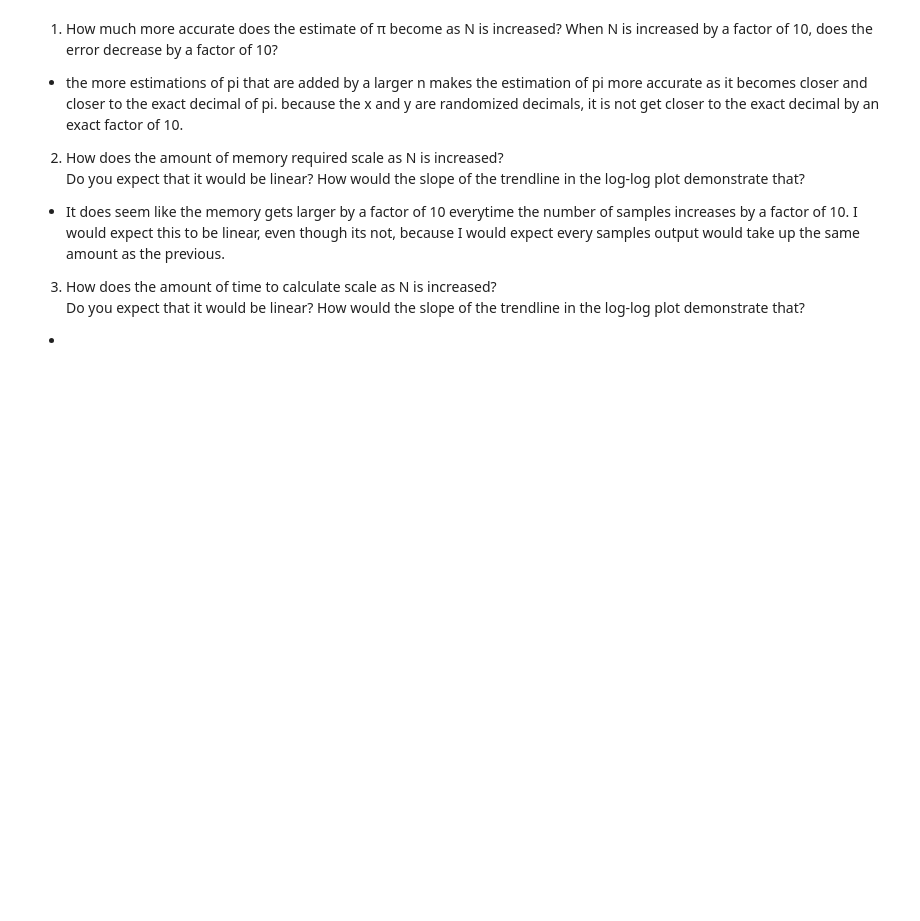
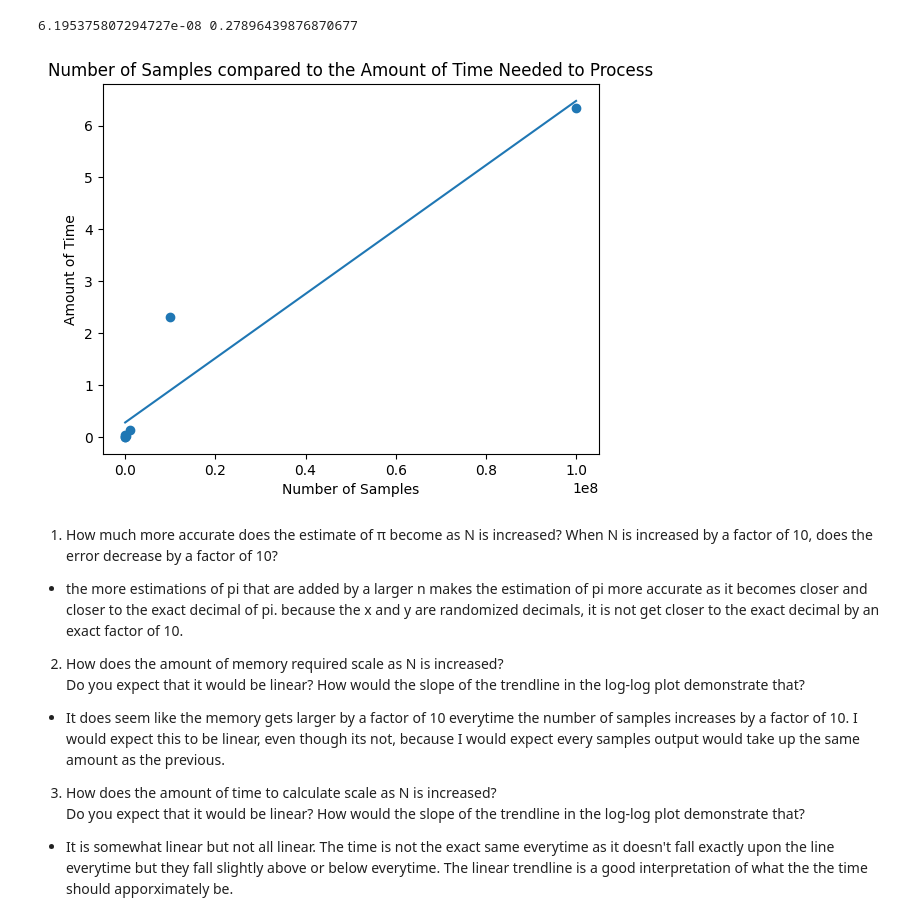
Before and after one commit to pintofben/numpyMiniProj, a Jupyter notebook: TutorialCode.ipynb, the cells around one changed output. Cells and saved outputs as stored; diff of their text form; code cells hidden in the pictures; blank space fills up the shorter version.

```diff
--- a/TutorialCode.ipynb
+++ b/TutorialCode.ipynb
@@ -64,3 +95,21 @@ NameError: name 'monte_array' is not defined
+# %%
+fig, ax = plt.subplots()
+
+ax.scatter(x=theNumSamp, y=theTime)
+
+ax.set_title("Number of Samples compared to the Amount of Time Needed to Process")
+ax.set_xlabel("Number of Samples")
+ax.set_ylabel("Amount of Time")
+
+z = np.polyfit(theNumSamp, theTime, 1)
+p = np.poly1d(z)
+plt.plot(theNumSamp, p(theNumSamp))
+print(z[0],z[1])
+# z[0] is the slope of the trendline
+# z[1] is the y-intercept of the trendline
+# %% [output]
+6.195375807294727e-08 0.27896439876870677
+[figure, added]
 # %% [markdown]
 1. How much more accurate does the estimate of π become as N is
 increased?  When N is increased by a factor of 10, does the error
@@ -78,4 +127,4 @@ trendline in the log-log plot demonstrate that?
 Do you expect that it would be linear?  How would the slope of the
 trendline in the log-log plot demonstrate that?
 
-*
+*   It is somewhat linear but not all linear. The time is not the exact same everytime as it doesn't fall exactly upon the line everytime but they fall slightly above or below everytime. The linear trendline is a good interpretation of what the the time should apporximately be.
```
Also changed, not shown: parts of 5 cells of this notebook.
